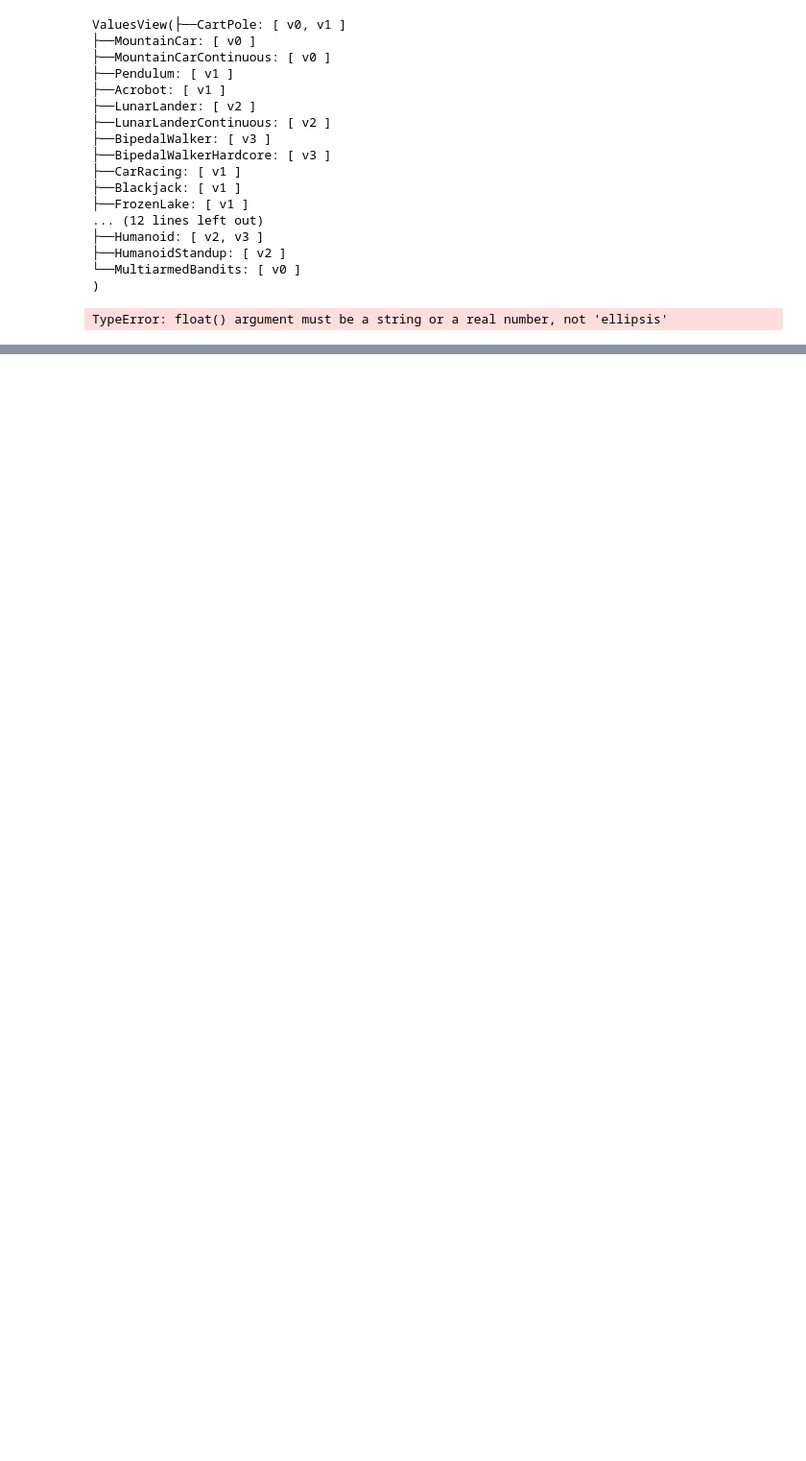
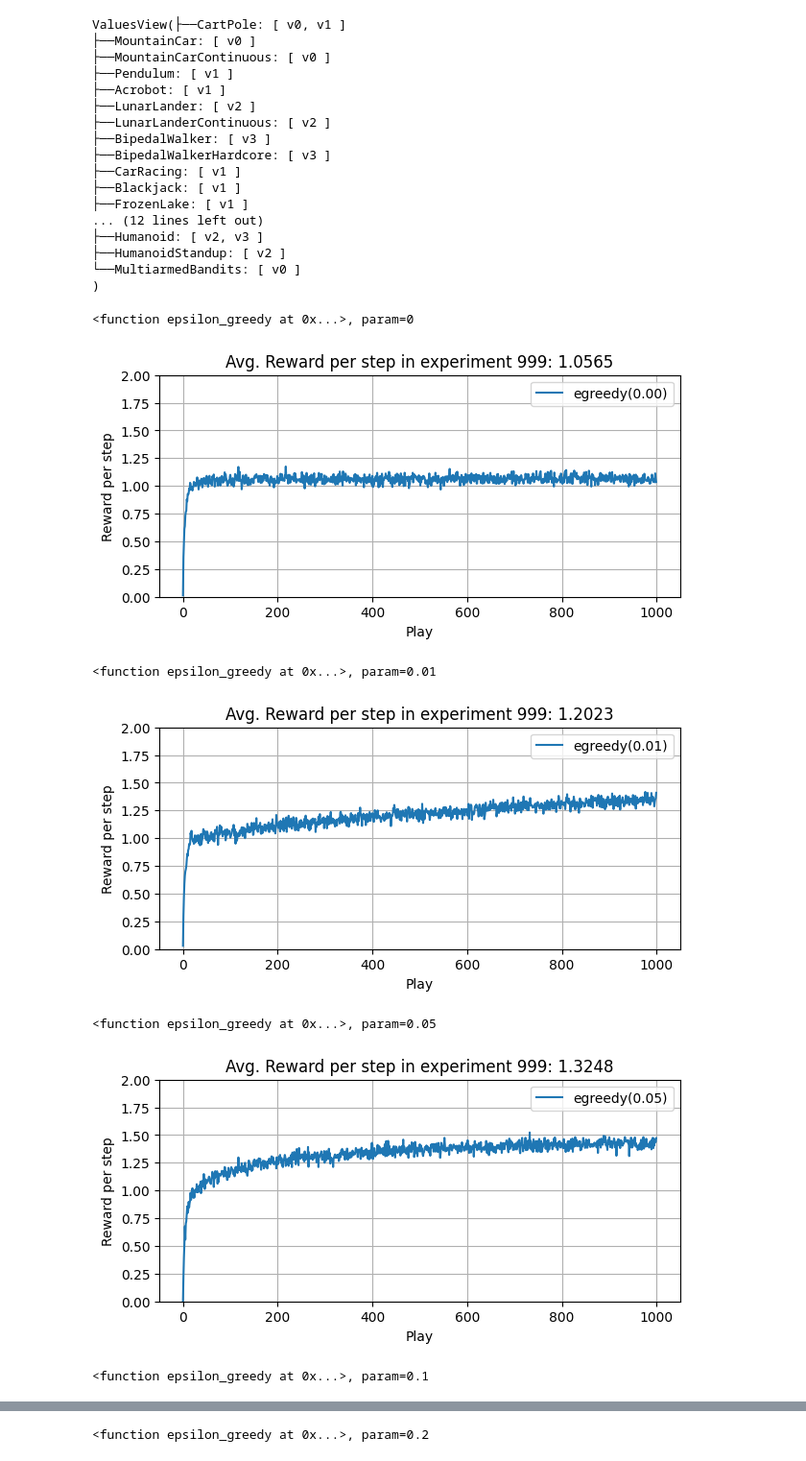
Before and after one commit to akvachan/Reinforcement-Learning-Praktikum, a Jupyter notebook: excercise/1/nArmedBandit.ipynb, the cells around one changed output, grey strips where cells are left out. Shown at 96% size. Drawn from its saved outputs; the diff is of its cells as text; code cells hidden in the pictures; blank space fills up the shorter version.

```diff
--- a/excercise/1/nArmedBandit.ipynb
+++ b/excercise/1/nArmedBandit.ipynb
@@ -101,7 +115,7 @@ for method_name in exploration_methods.keys():
         for e in range(num_experiments):
 
             # create new instance of bandit environment
-            env = gym.make("BanditTenArmedGaussian-v0")
+            env = gym.make("MultiarmedBandits-v0")
             env.reset()
 
             # count of number of times an arm was pulled
@@ -121,37 +135,43 @@ for method_name in exploration_methods.keys():
                 arm_count[arm] += 1
 
                 # TODO Uebung 1: recalculate its Q value
-                Q[arm] = sum(rewards[arm]) / arm_count[arm]
+                Q[arm] = Q[arm] + (reward - Q[arm]) / arm_count[arm]
 
                 # memorize rewards per play
                 rewards[i] = reward
 
             # memorize reward array
             rewardMemory.append(rewards)
 
             ###################
             # Plotting results
             ###################
             if e == (num_experiments-1):
 
                 means = np.mean(rewardMemory, axis=0)
 
                 # plot average reward
                 plt.figure(figsize=(7,3))
                 plt.plot(means, label="%s(%.2f)" % (method_name, expParam))
 
                 plt.ylim(0, 2) # limit y axis
                 plt.title('Avg. Reward per step in experiment %d: %.4f' % (e, sum(means) / num_plays))
                 plt.ylabel("Reward per step")
                 plt.xlabel("Play")
                 plt.legend()
                 method_path = os.path.join(experiments_base_path, method_name)
                 os.makedirs(method_path, exist_ok=True)
                 plt.grid()
                 plt.savefig(os.path.join(method_path, f'{method_name}_expParam_{expParam}_experiment_{e}.png'))
                 plt.show()
 
         #expMemory[method_name] |= { expParam: rewardMemory }
         expMemory[method_name][expParam] = rewardMemory
 # %% [output]
-TypeError: float() argument must be a string or a real number, not 'ellipsis'
+<function epsilon_greedy at 0x...>, param=0
+[figure, added]
+<function epsilon_greedy at 0x...>, param=0.01
+[figure, added]
+<function epsilon_greedy at 0x...>, param=0.05
+[figure, added]
+<function epsilon_greedy at 0x...>, param=0.1
@@ -157,0 +179 @@ TypeError: float() argument must be a string or a real number, not 'ellipsis'
+<function epsilon_greedy at 0x...>, param=0.2
```
Also changed, not shown: parts of 6 cells of this notebook, 48 other files.
